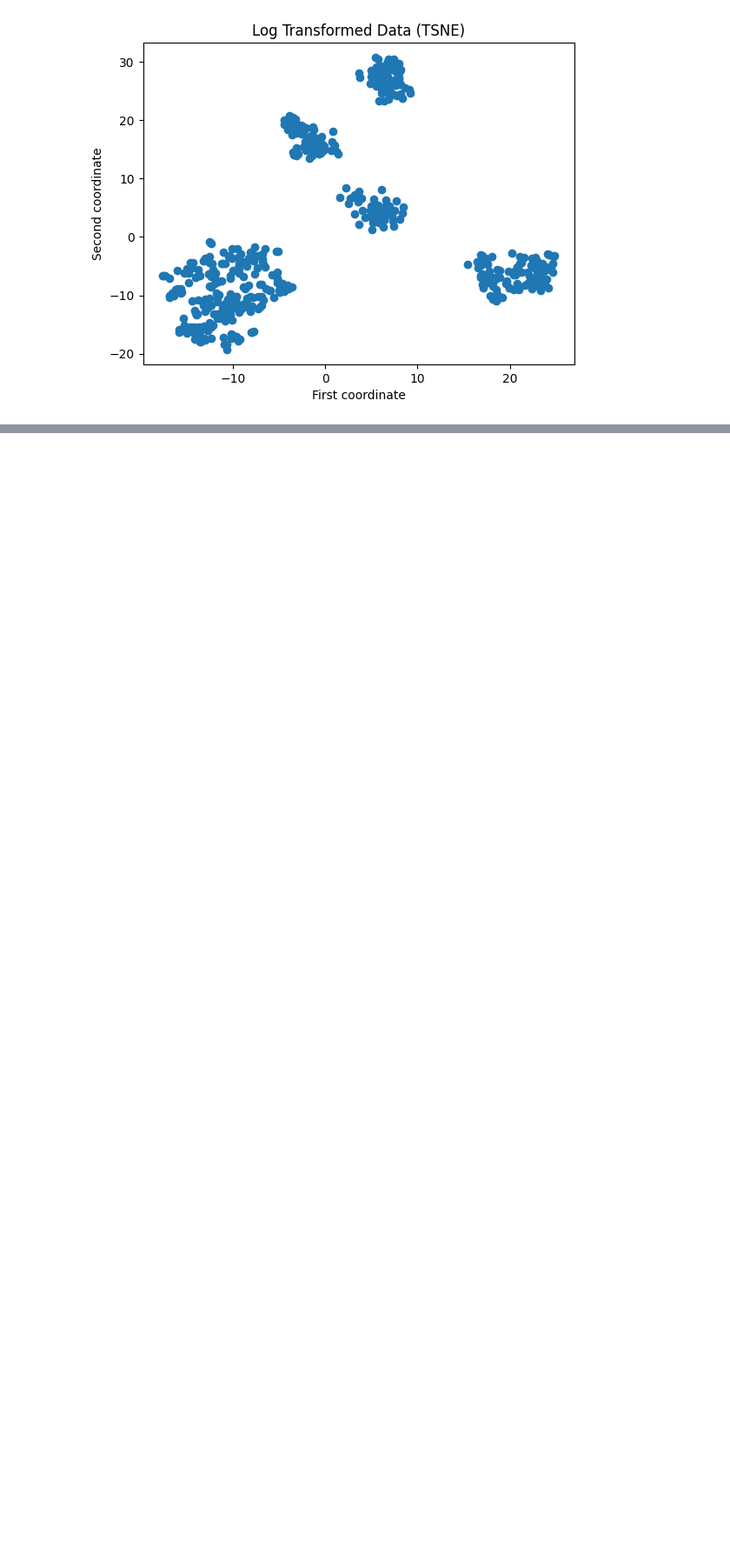
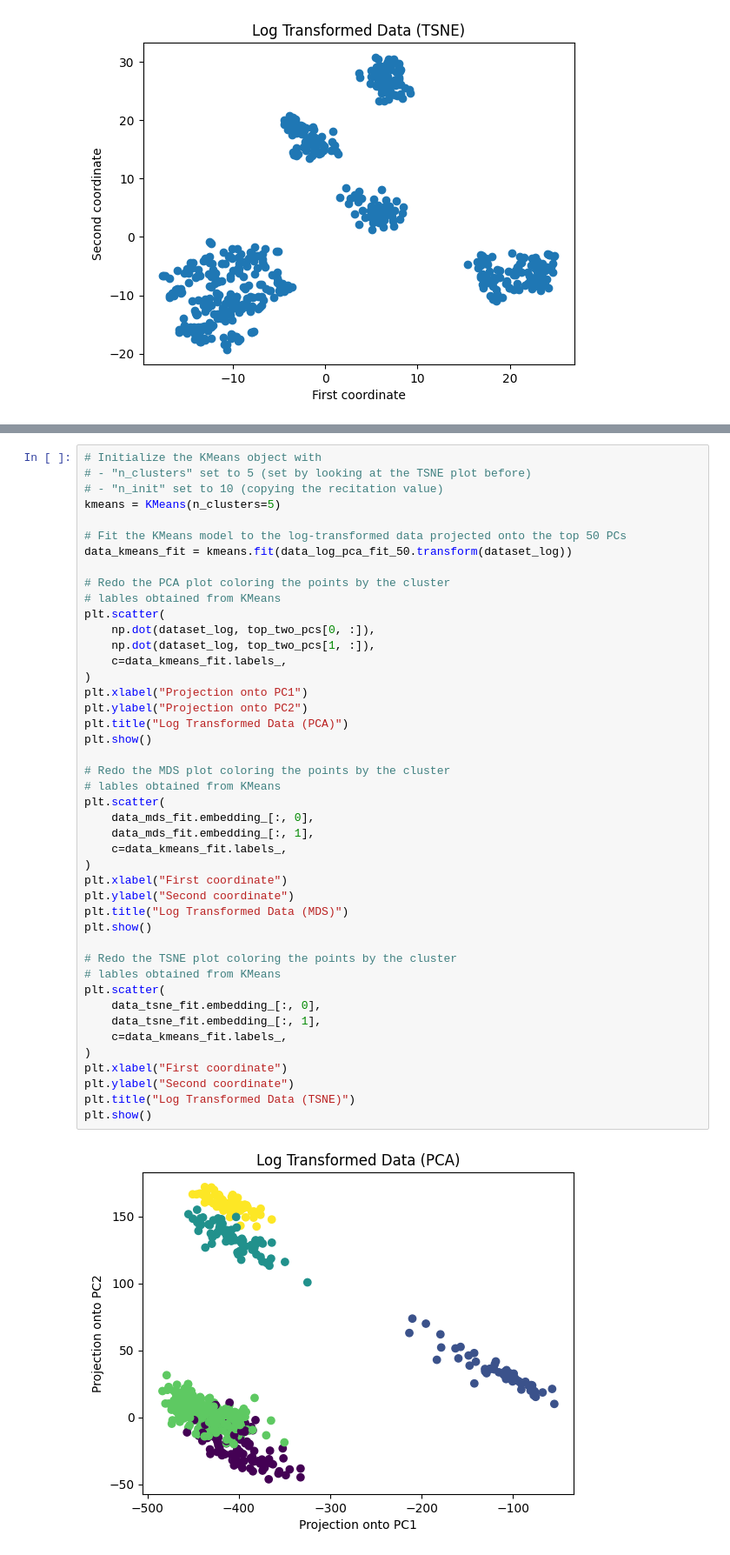
Before and after one commit to eddysanoli-galileo/Data-Analysis-Statistical-Modeling-and-Computation-in-Applications, a Jupyter notebook: Module 2 - Genomics and High Dimensional Data/Project/Problem1.ipynb, the cells around one changed output, grey strips where cells are left out. Shown: that part at 87% size. Cells and saved outputs as stored; diff of their text form; blank space fills up the shorter version.

```diff
--- a/Module 2 - Genomics and High Dimensional Data/Project/Problem1.ipynb
+++ b/Module 2 - Genomics and High Dimensional Data/Project/Problem1.ipynb
@@ -208,0 +211,46 @@ plt.show()
+# %%
+# Initialize the KMeans object with
+# - "n_clusters" set to 5 (set by looking at the TSNE plot before)
+# - "n_init" set to 10 (copying the recitation value)
+kmeans = KMeans(n_clusters=5)
+
+# Fit the KMeans model to the log-transformed data projected onto the top 50 PCs
+data_kmeans_fit = kmeans.fit(data_log_pca_fit_50.transform(dataset_log))
+
+# Redo the PCA plot coloring the points by the cluster
+# lables obtained from KMeans
+plt.scatter(
+    np.dot(dataset_log, top_two_pcs[0, :]),
+    np.dot(dataset_log, top_two_pcs[1, :]),
+    c=data_kmeans_fit.labels_,
+)
+plt.xlabel("Projection onto PC1")
+plt.ylabel("Projection onto PC2")
+plt.title("Log Transformed Data (PCA)")
+plt.show()
+
+# Redo the MDS plot coloring the points by the cluster
+# lables obtained from KMeans
+plt.scatter(
+    data_mds_fit.embedding_[:, 0],
+    data_mds_fit.embedding_[:, 1],
+    c=data_kmeans_fit.labels_,
+)
+plt.xlabel("First coordinate")
+plt.ylabel("Second coordinate")
+plt.title("Log Transformed Data (MDS)")
+plt.show()
+
+# Redo the TSNE plot coloring the points by the cluster
+# lables obtained from KMeans
+plt.scatter(
+    data_tsne_fit.embedding_[:, 0],
+    data_tsne_fit.embedding_[:, 1],
+    c=data_kmeans_fit.labels_,
+)
+plt.xlabel("First coordinate")
+plt.ylabel("Second coordinate")
+plt.title("Log Transformed Data (TSNE)")
+plt.show()
+# %% [output]
+[figure, added]
```
Also changed, not shown: parts of 11 cells of this notebook.
